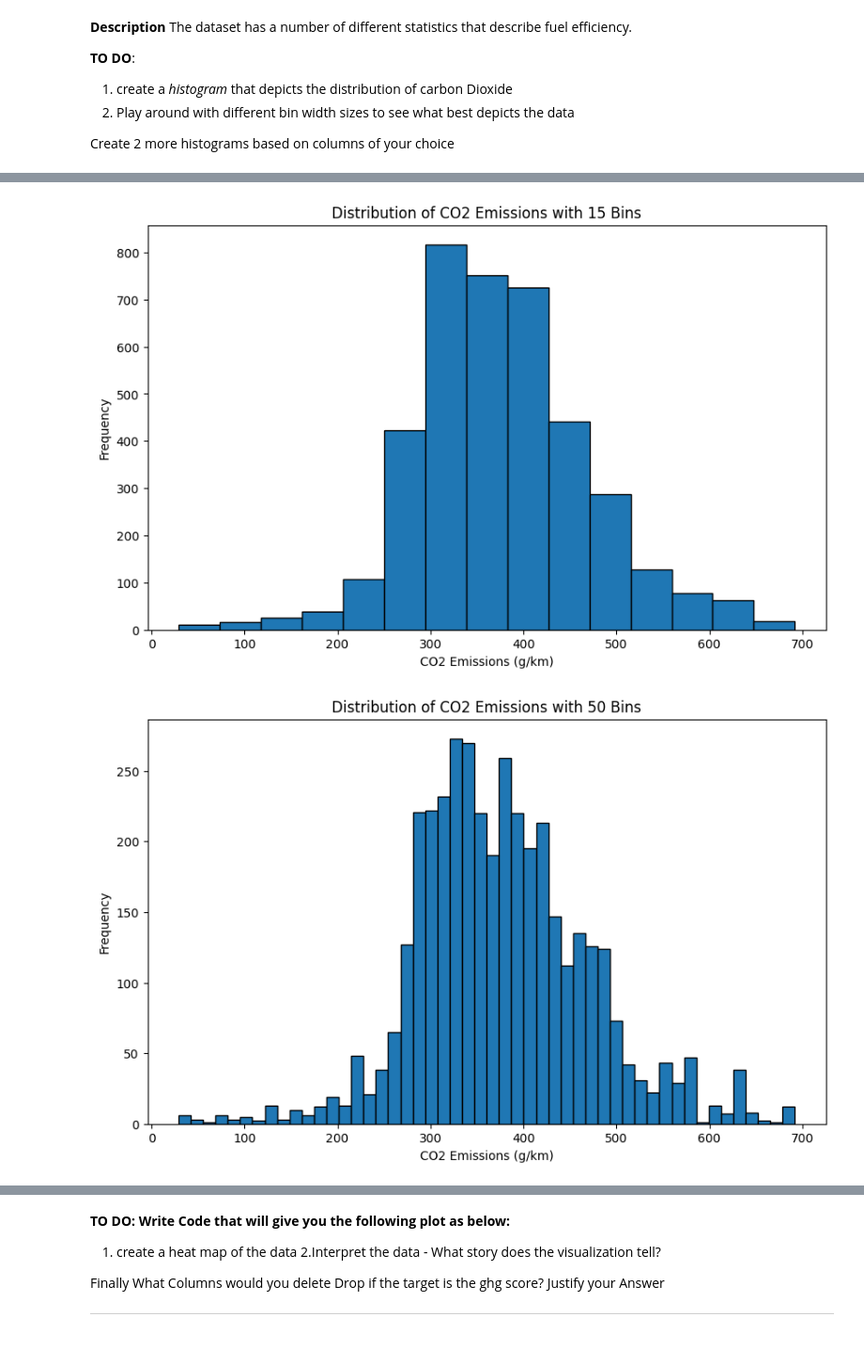
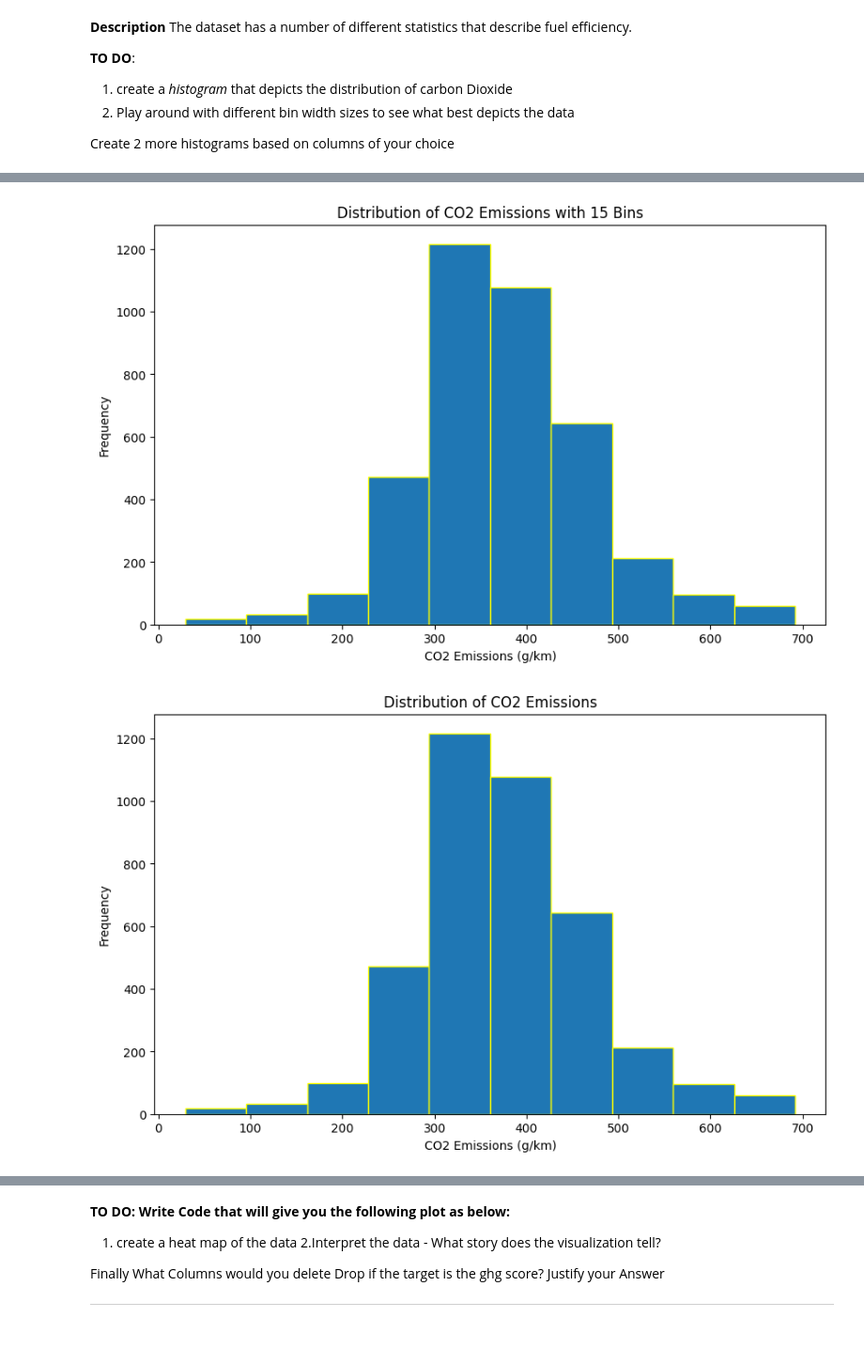
Before and after one commit to NiyonshutiDavid/Plotting-assignment, a Jupyter notebook: Peer_Group_2_Plotting_Assignment.ipynb, the cells around one changed output, grey strips where cells are left out. Shown at 94% size. Saved outputs shown, nothing was run; the diff lists cells and outputs as text; code cells hidden in the pictures.

```diff
--- a/Peer_Group_2_Plotting_Assignment.ipynb
+++ b/Peer_Group_2_Plotting_Assignment.ipynb
@@ -84,25 +84,25 @@ plt.show
 # %%
 # Experimenting with different bin sizes
 
 # Experimenting with bin size 15
 
 plt.figure(figsize=(10, 6))
-plt.hist(co2_data, bins=15, edgecolor='black')
+plt.hist(co2_data, bins=10, edgecolor='yellow')
 plt.title('Distribution of CO2 Emissions with 15 Bins')
 plt.xlabel('CO2 Emissions (g/km)')
 plt.ylabel('Frequency')
 plt.show()
 
 # Experimenting with bin size 50
 plt.figure(figsize=(10, 6))
-plt.hist(co2_data, bins=50, edgecolor='black')
-plt.title('Distribution of CO2 Emissions with 50 Bins')
+plt.hist(co2_data, bins=10, edgecolor='Yellow')
+plt.title('Distribution of CO2 Emissions')
 plt.xlabel('CO2 Emissions (g/km)')
 plt.ylabel('Frequency')
 plt.show()
 # %% [output]
-[figure, old version]
+[figure, new version]
-[figure, old version]
+[figure, new version]
 # %%
 comb_data = df["comb"]
 plt.figure(figsize=(10, 6))
```
Also changed, not shown: parts of 4 cells of this notebook.
